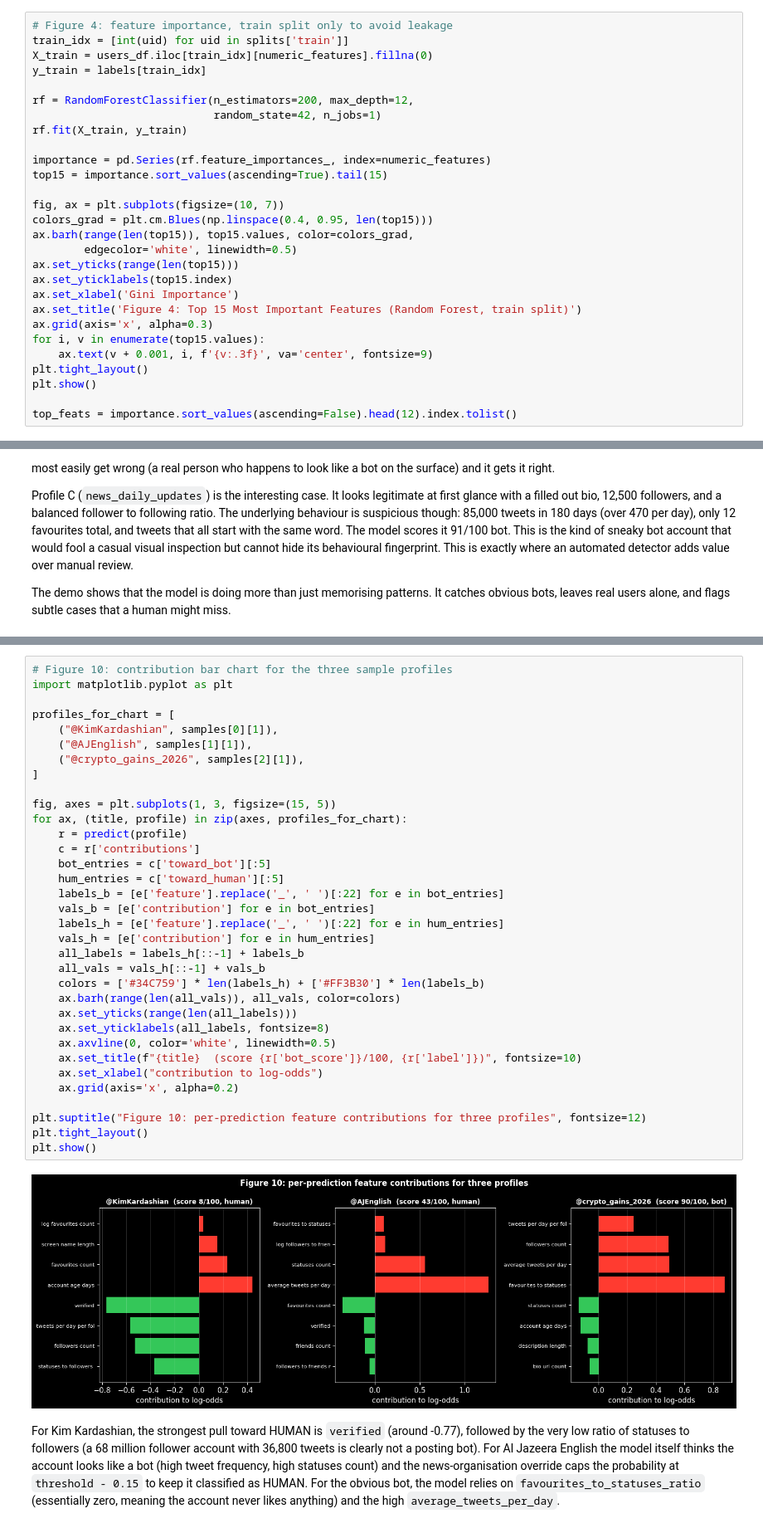
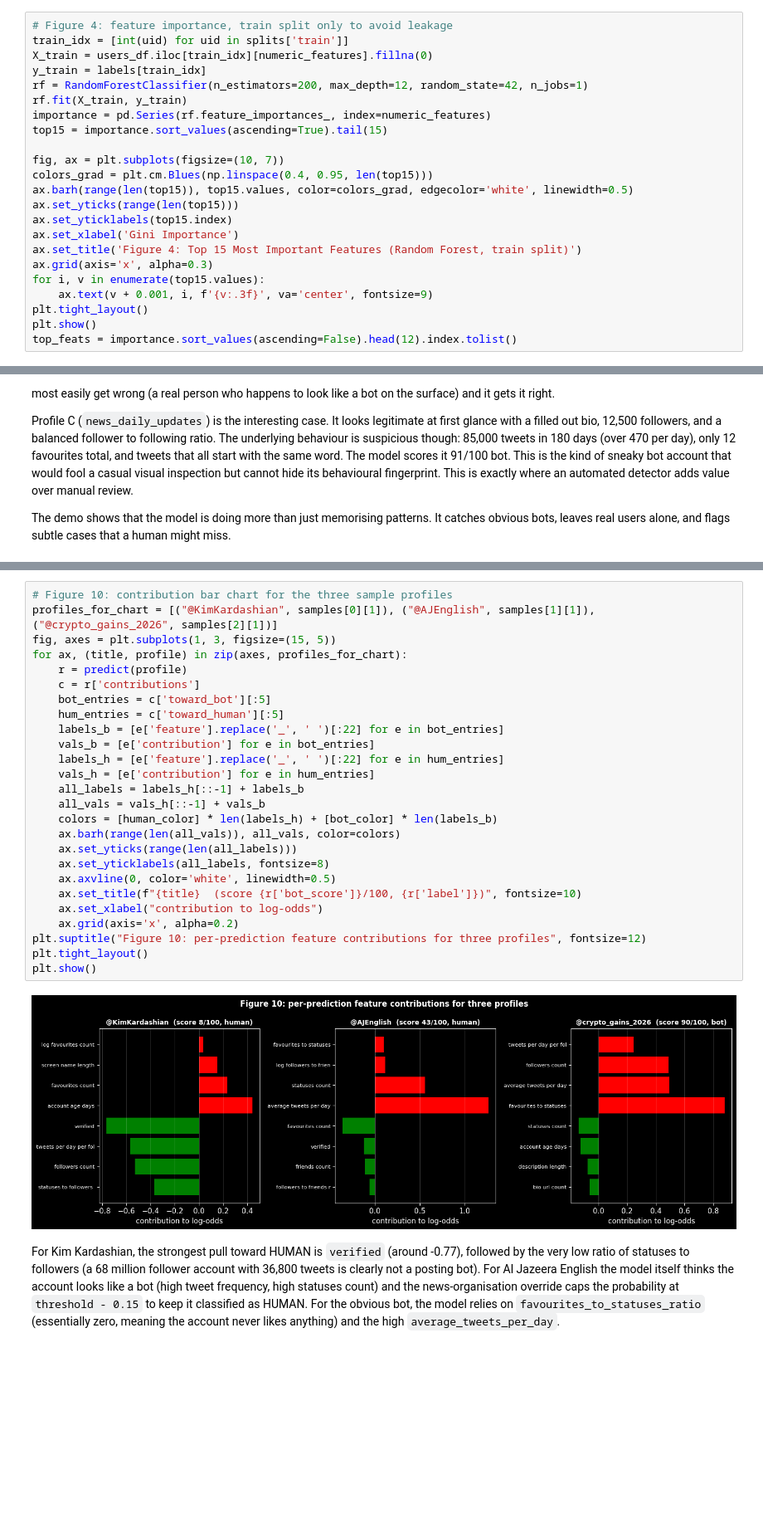
Before and after one commit to mobucheeri-datsci/x-bot-detector, a Jupyter notebook: notebooks/analysis.ipynb, the cells around one changed output, grey strips where cells are left out. Shown at 83% size. Drawn from its saved outputs; the diff is of its cells as text; blank space fills up the shorter version.

```diff
--- a/notebooks/analysis.ipynb
+++ b/notebooks/analysis.ipynb
@@ -257,18 +244,14 @@ A Random Forest classifier ranks features by how much they reduce uncertainty in
 train_idx = [int(uid) for uid in splits['train']]
 X_train = users_df.iloc[train_idx][numeric_features].fillna(0)
 y_train = labels[train_idx]
-
-rf = RandomForestClassifier(n_estimators=200, max_depth=12,
-                            random_state=42, n_jobs=1)
+rf = RandomForestClassifier(n_estimators=200, max_depth=12, random_state=42, n_jobs=1)
 rf.fit(X_train, y_train)
-
 importance = pd.Series(rf.feature_importances_, index=numeric_features)
 top15 = importance.sort_values(ascending=True).tail(15)
 
 fig, ax = plt.subplots(figsize=(10, 7))
 colors_grad = plt.cm.Blues(np.linspace(0.4, 0.95, len(top15)))
-ax.barh(range(len(top15)), top15.values, color=colors_grad,
-        edgecolor='white', linewidth=0.5)
+ax.barh(range(len(top15)), top15.values, color=colors_grad, edgecolor='white', linewidth=0.5)
 ax.set_yticks(range(len(top15)))
 ax.set_yticklabels(top15.index)
 ax.set_xlabel('Gini Importance')
@@ -278,7 +261,6 @@ for i, v in enumerate(top15.values):
     ax.text(v + 0.001, i, f'{v:.3f}', va='center', fontsize=9)
 plt.tight_layout()
 plt.show()
-
 top_feats = importance.sort_values(ascending=False).head(12).index.tolist()
 # %% [output]
 [figure]
@@ -717,40 +695,32 @@ Kim Kardashian (clear human)
      -0.06  bio_url_count                       = 0.0
 # %%
 # Figure 10: contribution bar chart for the three sample profiles
-import matplotlib.pyplot as plt
-
-profiles_for_chart = [
-    ("@KimKardashian", samples[0][1]),
-    ("@AJEnglish", samples[1][1]),
-    ("@crypto_gains_2026", samples[2][1]),
-]
-
+profiles_for_chart = [("@KimKardashian", samples[0][1]), ("@AJEnglish", samples[1][1]), ("@crypto_gains_2026", samples[2][1])]
 fig, axes = plt.subplots(1, 3, figsize=(15, 5))
 for ax, (title, profile) in zip(axes, profiles_for_chart):
     r = predict(profile)
     c = r['contributions']
     bot_entries = c['toward_bot'][:5]
     hum_entries = c['toward_human'][:5]
     labels_b = [e['feature'].replace('_', ' ')[:22] for e in bot_entries]
     vals_b = [e['contribution'] for e in bot_entries]
     labels_h = [e['feature'].replace('_', ' ')[:22] for e in hum_entries]
     vals_h = [e['contribution'] for e in hum_entries]
     all_labels = labels_h[::-1] + labels_b
     all_vals = vals_h[::-1] + vals_b
-    colors = ['#34C759'] * len(labels_h) + ['#FF3B30'] * len(labels_b)
+    colors = [human_color] * len(labels_h) + [bot_color] * len(labels_b)
     ax.barh(range(len(all_vals)), all_vals, color=colors)
     ax.set_yticks(range(len(all_labels)))
     ax.set_yticklabels(all_labels, fontsize=8)
     ax.axvline(0, color='white', linewidth=0.5)
     ax.set_title(f"{title}  (score {r['bot_score']}/100, {r['label']})", fontsize=10)
     ax.set_xlabel("contribution to log-odds")
     ax.grid(axis='x', alpha=0.2)
-
 plt.suptitle("Figure 10: per-prediction feature contributions for three profiles", fontsize=12)
 plt.tight_layout()
 plt.show()
 # %% [output]
-[figure, old version]
+[figure, new version]
 # %% [markdown]
 For Kim Kardashian, the strongest pull toward HUMAN is `verified` (around -0.77), followed by the very low ratio of statuses to followers (a 68 million follower account with 36,800 tweets is clearly not a posting bot). For Al Jazeera English the model itself thinks the account looks like a bot (high tweet frequency, high statuses count) and the news-organisation override caps the probability at `threshold - 0.15` to keep it classified as HUMAN. For the obvious bot, the model relies on `favourites_to_statuses_ratio` (essentially zero, meaning the account never likes anything) and the high `average_tweets_per_day`.
 # %% [markdown]
```
Also changed, not shown: parts of 16 cells of this notebook, 3 other files.
